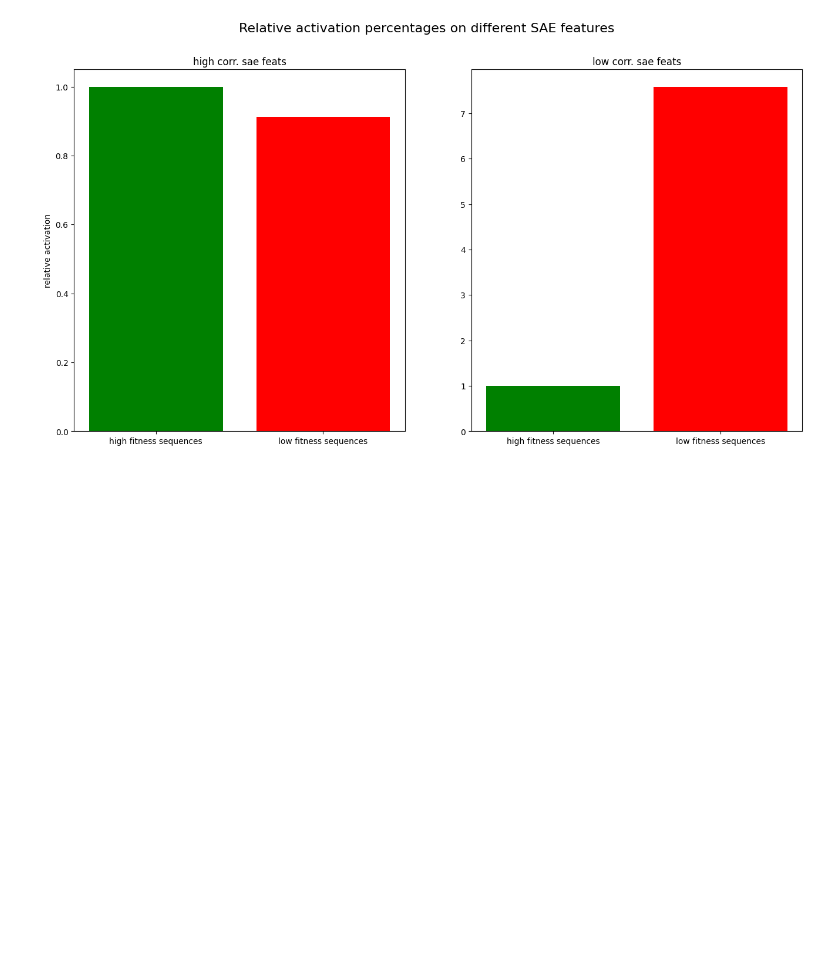
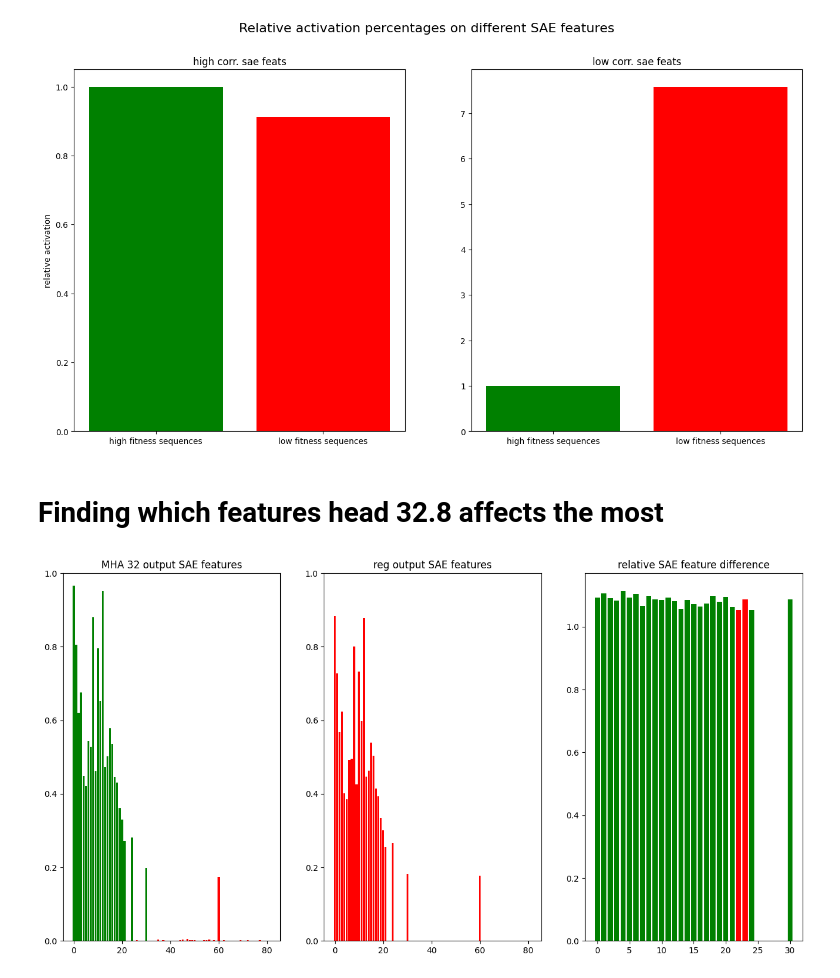
Before and after one commit to blab/mutational-embedding-vectors, a Jupyter notebook: notebooks/plm_circuits/ex21_covfit_SAE.ipynb, the cells around one changed output. Saved outputs shown, nothing was run; the diff lists cells and outputs as text; code cells hidden in the pictures; blank space fills up the shorter version.

Commit message:
sae feats over layers

```diff
--- a/notebooks/plm_circuits/ex21_covfit_SAE.ipynb
+++ b/notebooks/plm_circuits/ex21_covfit_SAE.ipynb
@@ -1030,3 +547,42 @@ ax[1].set_xticks([0,1], ["high fitness sequences", "low fitness sequences"])
 plt.show()
 # %% [output]
 [figure]
+# %% [markdown]
+# Finding which features head 32.8 affects the most
+# %%
+resid_component_names = ["blocks.0.hook_resid_pre"]
+for layer in range(hooked_esm.cfg.n_layers):
+    resid_mid_name = f"blocks.{layer}.hook_resid_mid"
+    resid_post_name = f"blocks.{layer}.hook_resid_post"
+    resid_component_names.append(resid_mid_name)
+    resid_component_names.append(resid_post_name)
+# %%
+_, high_fit_cache = hooked_esm.run_with_cache(high_toks, names_filter=resid_component_names)
+torch.cuda.empty_cache()
+# %%
+hooked_final_ln = hooked_esm.ln_final
+L32_resid_name = resid_component_names[-2]
+L32_acts = esm_fine_tuned.regressor[1](esm_fine_tuned.regressor[0](hooked_final_ln(high_fit_cache[L32_resid_name][:,0,:])))
+_, _, L32H8_sae_coefs, L32H8_sae_recon = jumprelu_sae.forward(L32_acts[:, None, :] * MAGNIFICATION_SIZE)
+L32H8_sae_coefs = (L32H8_sae_coefs[:,0,:].mean(dim=0) / MAGNIFICATION_SIZE).detach().cpu().numpy()
+
+high_fit_non_zero_ind = mean_high_fit_sae_coefs[high_fit_sae_feats] > 0
+high_feat_rel_diffs = L32H8_sae_coefs[high_fit_sae_feats][high_fit_non_zero_ind] / mean_high_fit_sae_coefs[high_fit_sae_feats][high_fit_non_zero_ind]
+L32_boosted_inds = np.argwhere(high_fit_non_zero_ind)[:,0][high_feat_rel_diffs > 1]
+# %%
+fig, ax = plt.subplots(1,3,figsize=(16,8))
+ax[0].bar(list(range(high_fit_sae_feats.shape[0])), L32H8_sae_coefs[high_fit_sae_feats], color="red")
+ax[0].bar(L32_boosted_inds, L32H8_sae_coefs[high_fit_sae_feats][L32_boosted_inds], color="green")
+ax[0].set_ylim((0,1))
+ax[0].set_title("MHA 32 output SAE features")
+
+ax[1].bar(list(range(high_fit_sae_feats.shape[0])), mean_high_fit_sae_coefs[high_fit_sae_feats], color="red")
+ax[1].set_ylim((0,1))
+ax[1].set_title("reg output SAE features")
+
+ax[2].bar(list(range(high_feat_rel_diffs.shape[0])), high_feat_rel_diffs, color="red")
+ax[2].bar(L32_boosted_inds, high_feat_rel_diffs[high_feat_rel_diffs > 1], color="green")
+ax[2].set_title("relative SAE feature difference")
+plt.show()
+# %% [output]
+[figure, added]
```
Also changed, not shown: parts of 13 cells of this notebook, 1 other file.
